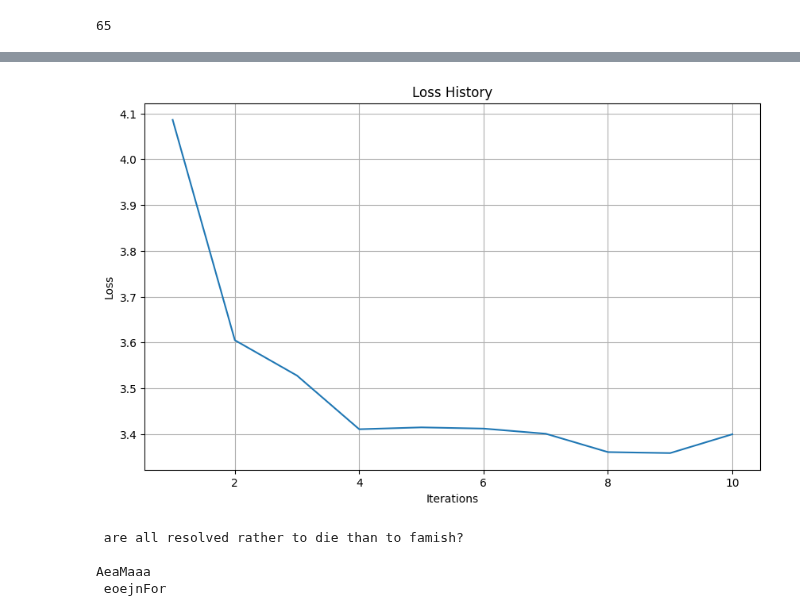
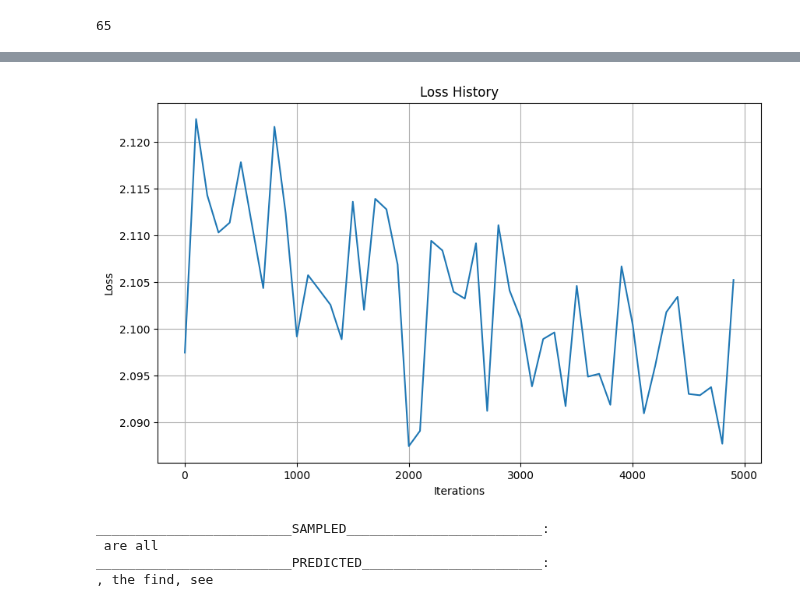
Before and after one commit to yvsharma02/FederatedLearningCodePrediction, a Jupyter notebook: src/main.ipynb, the cells around one changed output, grey strips where cells are left out. Cells and saved outputs as stored; diff of their text form; code cells hidden in the pictures.

```diff
--- a/src/main.ipynb
+++ b/src/main.ipynb
@@ -39,16 +39,18 @@ cpu
 # %%
-CONTEXT_LEN = 32
-BLOCK_COUNT = 8
-EMBED_DIM = 128
-HEAD_SIZE = 32
-LEARNING_RATE = 1e-3
-BATCH_COUNT = 128
+CONTEXT_LEN = 8
+BLOCK_COUNT = 1
+EMBED_DIM = 32
+HEAD_SIZE = 8
+LEARNING_RATE = 1e-2
+BATCH_COUNT = 32
 
 transformer = CustomTransformer(len(vocab), CONTEXT_LEN, EMBED_DIM, HEAD_SIZE, BLOCK_COUNT)
 optimizer = torch.optim.Adam(transformer.parameters(), lr=LEARNING_RATE)
 # %%
 loss_history = []
-for i in range(50):
+history = []
+loss_avg_block_size = 100
+for i in range(5000):
     train_in, train_target = get_batches(train, BATCH_COUNT, CONTEXT_LEN)
 
     logits, loss = transformer(train_in, train_target)
@@ -57,6 +59,14 @@ for i in range(50):
     loss.backward()
     optimizer.step()
 
-    loss_history.append(loss.item())
+    history.append(loss.item())
+    if (i % loss_avg_block_size == 0):
+        print (f"Iteration {i} Loss: {history[-1]}")
+    if (len(history) >= loss_avg_block_size):
+        loss_history.append(torch.tensor(history).mean().item())
+        history = []
+
+if (len(history) > 0):
+    loss_history.append(torch.tensor(history).mean().item())
 print(loss_history[-1])
 # %% [output]
@@ -64,15 +90,15 @@ print(loss_history[-1])
 # %%
 import matplotlib.pyplot as plt
 
 plt.figure(figsize=(10, 6))
-plt.plot(range(1, len(loss_history) + 1), loss_history)
+plt.plot(range(1, len(loss_history * loss_avg_block_size) + 1, loss_avg_block_size), loss_history)
 plt.xlabel('Iterations')
 plt.ylabel('Loss')
 plt.title('Loss History')
 plt.grid(True)
 plt.show()
 # %% [output]
-[figure, old version]
+[figure, new version]
 # %%
 def complete(ctx, new_len):
     res = [x for x in encode(ctx)]
@@ -87,7 +113,12 @@ def complete(ctx, new_len):
-# %%
-print(complete(text[100:150], 16))
-# %% [output]
- are all resolved rather to die than to famish?
-
-AeaMaaa
- eoejnFor
+# %%
+start = 100
+sampled_txt = text[start:start+CONTEXT_LEN]
+print("_________________________SAMPLED_________________________:")
+print(sampled_txt)
+print("_________________________PREDICTED_______________________:")
+print(complete(sampled_txt, 16))
+# %% [output]
+_________________________SAMPLED_________________________:
+ are all
+_________________________PREDICTED_______________________:
+, the find, see
```
Also changed, not shown: parts of 3 cells of this notebook, 1 other file.
